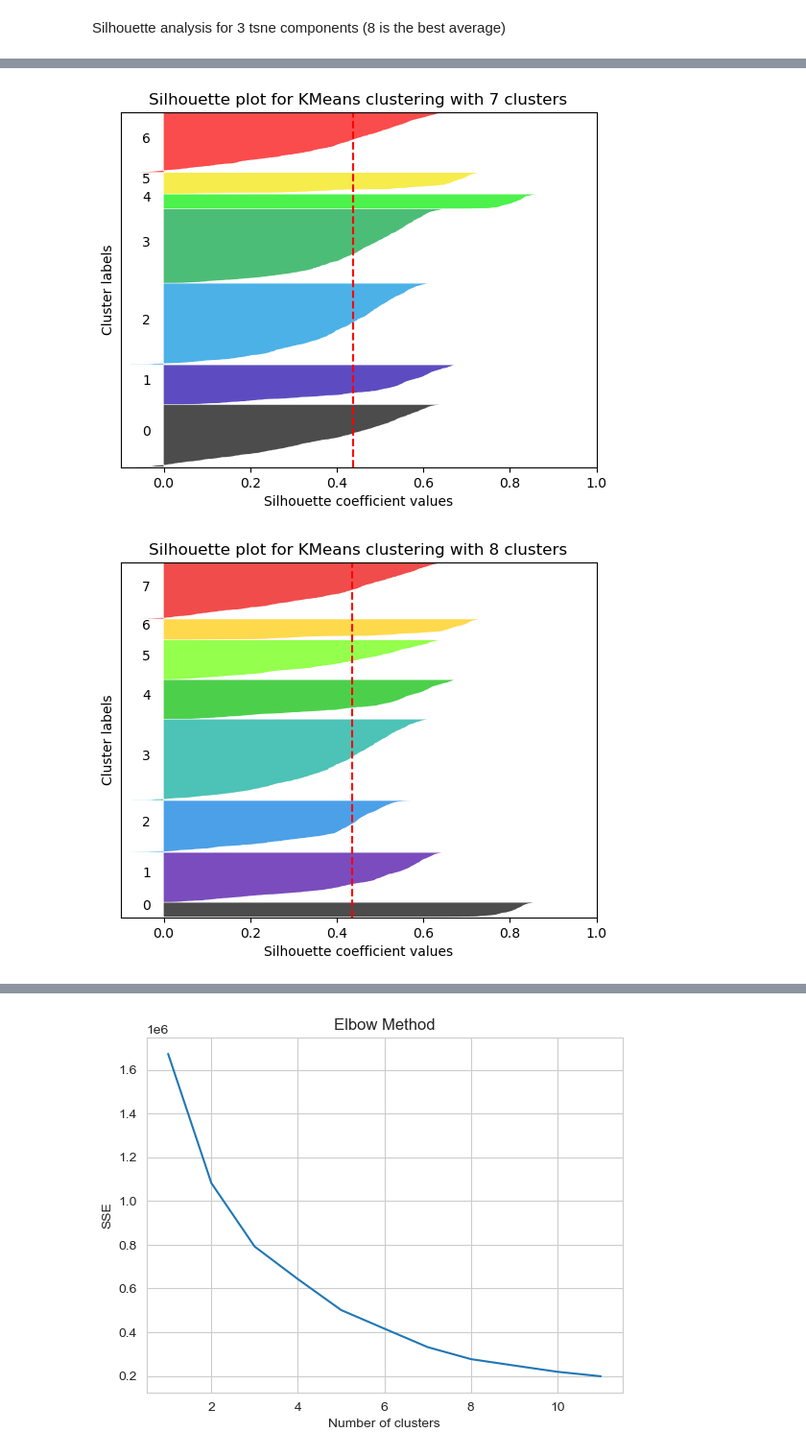
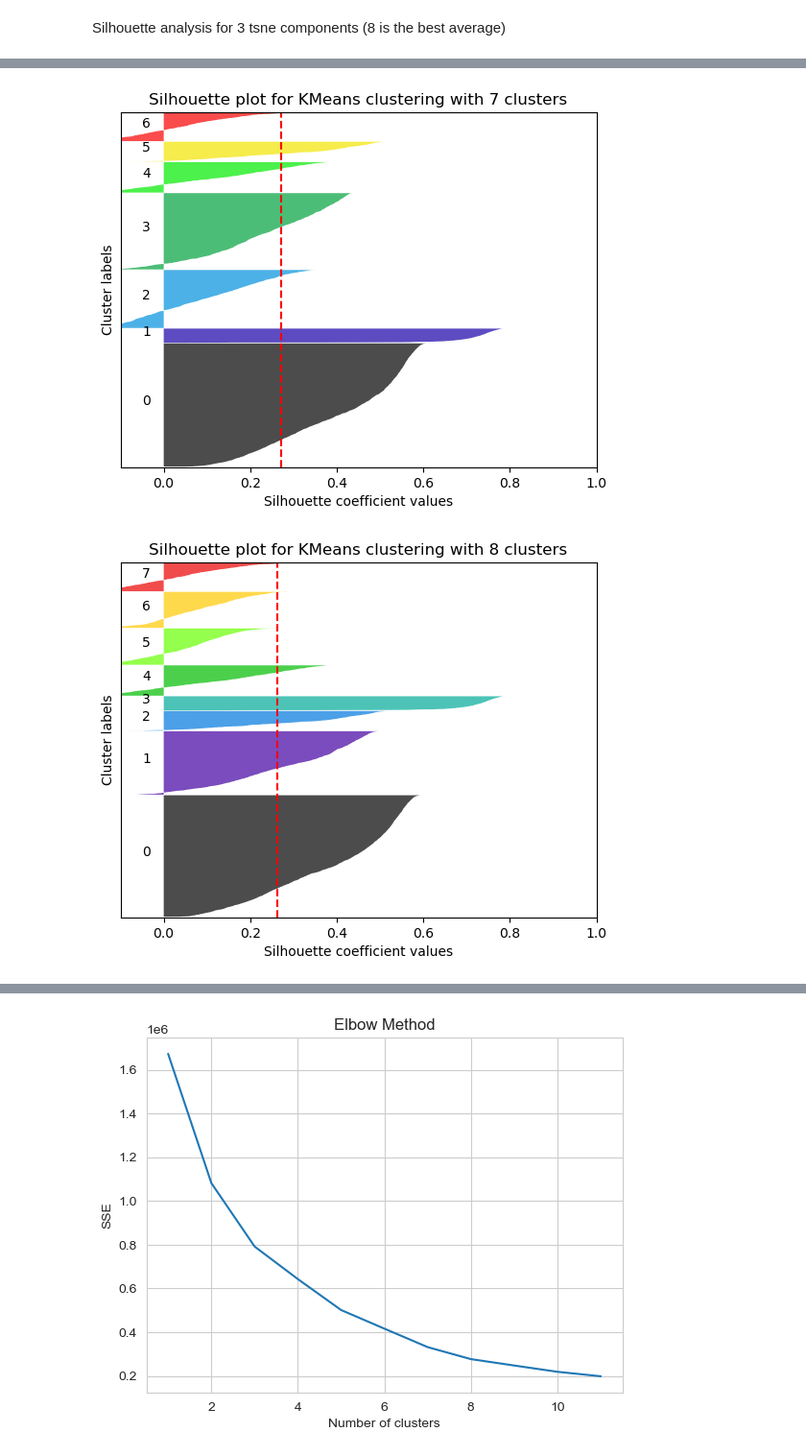
Before and after one commit to thomasnapier/AudioHandling, a Jupyter notebook: 3D-tsne-tarcutta.ipynb, the cells around one changed output, grey strips where cells are left out. Shown at 96% size. Cells and saved outputs as stored; diff of their text form; code cells hidden in the pictures.

```diff
--- a/3D-tsne-tarcutta.ipynb
+++ b/3D-tsne-tarcutta.ipynb
@@ -85,7 +88,7 @@ from sklearn.cluster import KMeans
 from sklearn.datasets import make_blobs
 from sklearn.metrics import silhouette_score, silhouette_samples
 
-X = model
+X = feature_vectors
 # Define the range of cluster numbers to evaluate
 min_clusters = 2
 max_clusters = 12
@@ -128,2 +131,2 @@ for n_clusters in range(min_clusters, max_clusters+1):
-[figure, old version]
+[figure, new version]
-[figure, old version]
+[figure, new version]
```
Also changed, not shown: parts of 25 cells of this notebook, 8 other files.
